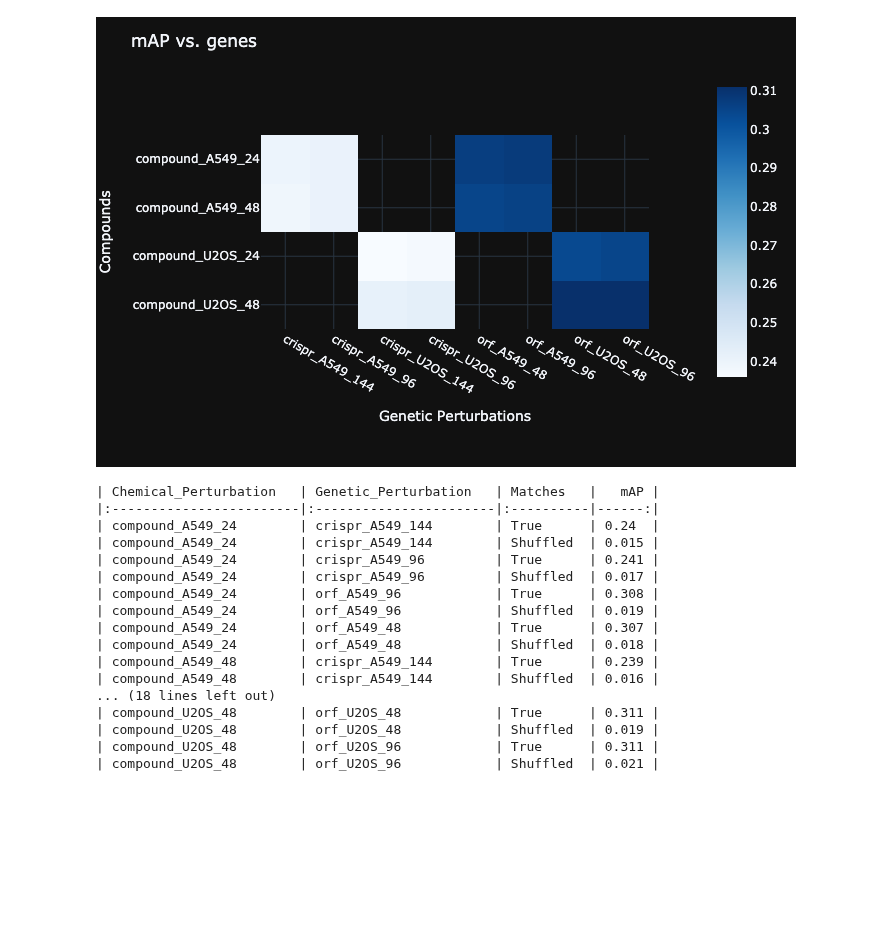
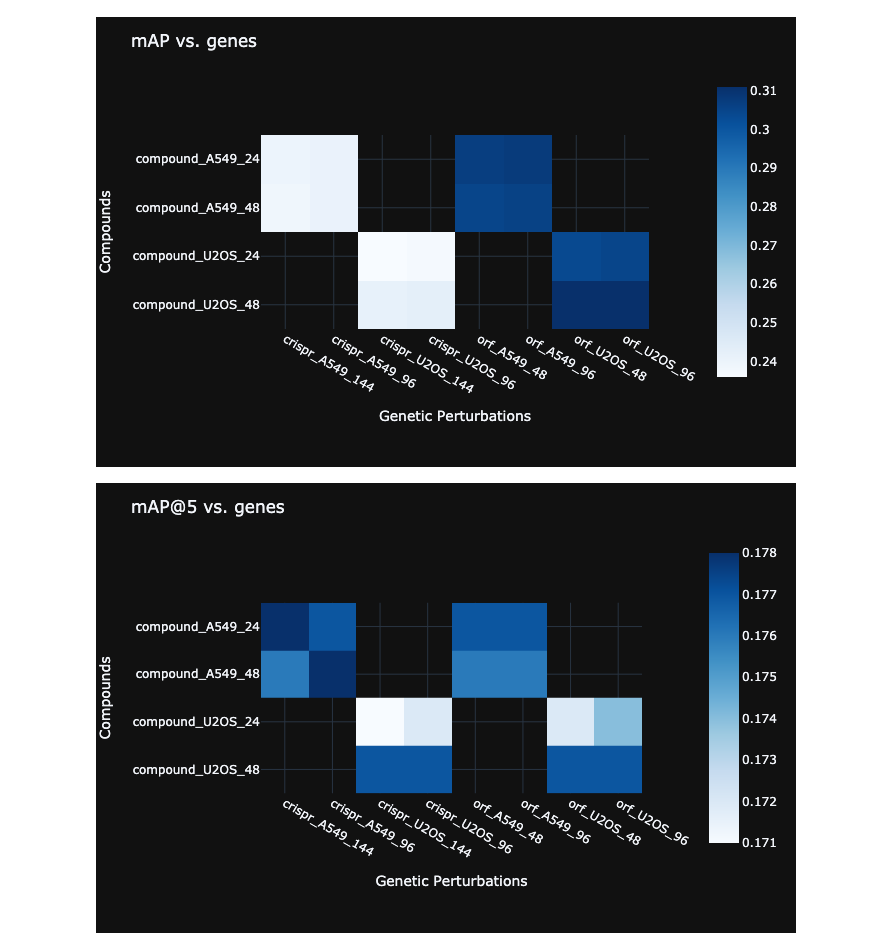
Before and after one commit to jump-cellpainting/2024_Chandrasekaran_NatureMethods, a Jupyter notebook: benchmark/11.average_precision_matching.ipynb, the cells around one changed output. Cells and saved outputs as stored; diff of their text form; code cells hidden in the pictures; blank space fills up the shorter version.

```diff
--- a/benchmark/11.average_precision_matching.ipynb
+++ b/benchmark/11.average_precision_matching.ipynb
@@ -17,6 +17,7 @@ In this notebook, we calculate the `mAP` score between chemical and genetic pert
 # %%
 mean_average_precision_df = pd.DataFrame()
 batch = "2020_11_04_CPJUMP1"
+k = 5
 
 experiment_df = (
     pd.read_csv('output/experiment-metadata.tsv', sep='\t')
@@ -82,15 +83,19 @@ for cell in experiment_df.Cell_type.unique():
                 modality_1_consensus_filtered_df = modality_1_consensus_df.query('Metadata_gene==@modality_2_genes').reset_index(drop=True)
                 modality_1_consensus_shuffled_filtered_df = modality_1_consensus_shuffled_df.query('Metadata_gene==@modality_2_genes').reset_index(drop=True)
 
-                score = utils.MeanAveragePrecision(modality_1_consensus_filtered_df, modality_2_consensus_df, "Metadata_gene", anti_correlation=True)
+                score = utils.PrecisionScores(modality_1_consensus_filtered_df, modality_2_consensus_df, "Metadata_gene", anti_correlation=True, k=k)
 
                 mean_average_precision_df = mean_average_precision_df.append({'Description':f'{modality_1_perturbation}_{cell}_{modality_1_timepoint} vs. {modality_2_perturbation}_{cell}_{modality_2_timepoint}',
                                                                               'mAP':f'{score.map:.3f}',
-                                                                              'Matches':'True'}, ignore_index=True)
+                                                                              'mAPk':f'{score.mapk:.3f}',
+                                                                              'mAPr':f'{score.mapr:.3f}',
+                                                                              'Matches':'Real'}, ignore_index=True)
 
-                score_shuffled = utils.MeanAveragePrecision(modality_1_consensus_shuffled_filtered_df, modality_2_consensus_shuffled_df, "Metadata_gene", anti_correlation=True)
+                score_shuffled = utils.PrecisionScores(modality_1_consensus_shuffled_filtered_df, modality_2_consensus_shuffled_df, "Metadata_gene", anti_correlation=True, k=k)
 
                 mean_average_precision_df = mean_average_precision_df.append({'Description':f'{modality_1_perturbation}_{cell}_{modality_1_timepoint} vs. {modality_2_perturbation}_{cell}_{modality_2_timepoint}',
                                                                               'mAP':f'{score_shuffled.map:.3f}',
-                                                                              'Matches':'Shuffled'}, ignore_index=True)
+                                                                              'mAPk':f'{score_shuffled.mapk:.3f}',
+                                                                              'mAPr':f'{score_shuffled.mapr:.3f}',
+                                                                              'Matches':'Permuted'}, ignore_index=True)
 # %%
@@ -138,9 +143,11 @@ print(mean_average_precision_df[['Description','Matches', 'mAP']].query('Matches
 # %%
 mean_average_precision_df[['Chemical_Perturbation','Genetic_Perturbation']] = mean_average_precision_df.Description.str.split(' vs. ', expand=True,)
 mean_average_precision_df['mAP'] = mean_average_precision_df['mAP'].astype(float)
+mean_average_precision_df['mAPk'] = mean_average_precision_df['mAPk'].astype(float)
+mean_average_precision_df['mAPr'] = mean_average_precision_df['mAPr'].astype(float)
 pivot_table = (
     mean_average_precision_df
-        .query('Matches=="True"')
+        .query('Matches=="Real"')
         .pivot('Chemical_Perturbation','Genetic_Perturbation','mAP')
 )
 fig = px.imshow(pivot_table, color_continuous_scale='blues')
@@ -152,23 +159,18 @@ fig.show("png")
 fig.write_image(f'figures/11.mAP_heatmap.png', width=640, height=480, scale=2)
 # %% [output]
 [figure]
-# %%
-print(mean_average_precision_df[['Chemical_Perturbation','Genetic_Perturbation', 'Matches', 'mAP']].to_markdown(index=False))
-# %% [output]
-| Chemical_Perturbation   | Genetic_Perturbation   | Matches   |   mAP |
-|:------------------------|:-----------------------|:----------|------:|
-| compound_A549_24        | crispr_A549_144        | True      | 0.24  |
-| compound_A549_24        | crispr_A549_144        | Shuffled  | 0.015 |
-| compound_A549_24        | crispr_A549_96         | True      | 0.241 |
-| compound_A549_24        | crispr_A549_96         | Shuffled  | 0.017 |
-| compound_A549_24        | orf_A549_96            | True      | 0.308 |
-| compound_A549_24        | orf_A549_96            | Shuffled  | 0.019 |
-| compound_A549_24        | orf_A549_48            | True      | 0.307 |
-| compound_A549_24        | orf_A549_48            | Shuffled  | 0.018 |
-| compound_A549_48        | crispr_A549_144        | True      | 0.239 |
-| compound_A549_48        | crispr_A549_144        | Shuffled  | 0.016 |
-... (18 lines left out)
-| compound_U2OS_48        | orf_U2OS_48            | True      | 0.311 |
-| compound_U2OS_48        | orf_U2OS_48            | Shuffled  | 0.019 |
-| compound_U2OS_48        | orf_U2OS_96            | True      | 0.311 |
-| compound_U2OS_48        | orf_U2OS_96            | Shuffled  | 0.021 |
+# %%
+pivot_table = (
+    mean_average_precision_df
+        .query('Matches=="Real"')
+        .pivot('Chemical_Perturbation','Genetic_Perturbation','mAPk')
+)
+fig = px.imshow(pivot_table, color_continuous_scale='blues')
+fig.update_layout(title=f'mAP@{k} vs. genes',
+                  xaxis=dict(title='Genetic Perturbations'),
+                  yaxis=dict(title='Compounds'),
+                  coloraxis_colorbar_x=+1.15)
+fig.show("png")
+fig.write_image(f'figures/11.mAPk_heatmap.png', width=640, height=480, scale=2)
+# %% [output]
+[figure, added]
```
Also changed, not shown: parts of 7 cells of this notebook, 28 other files.
